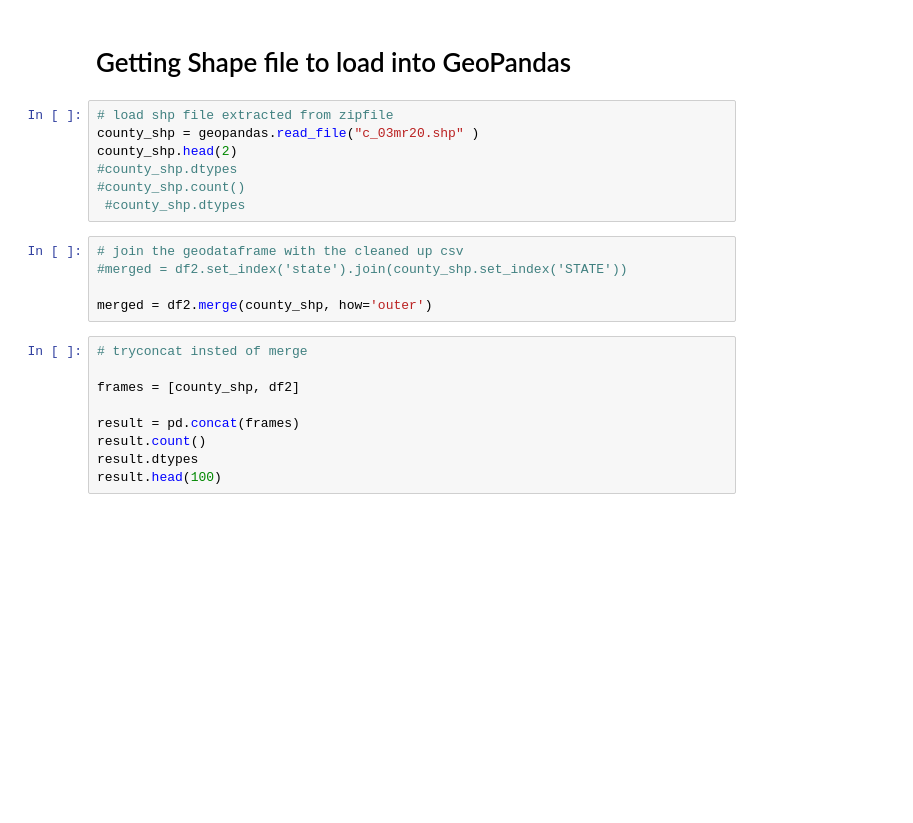
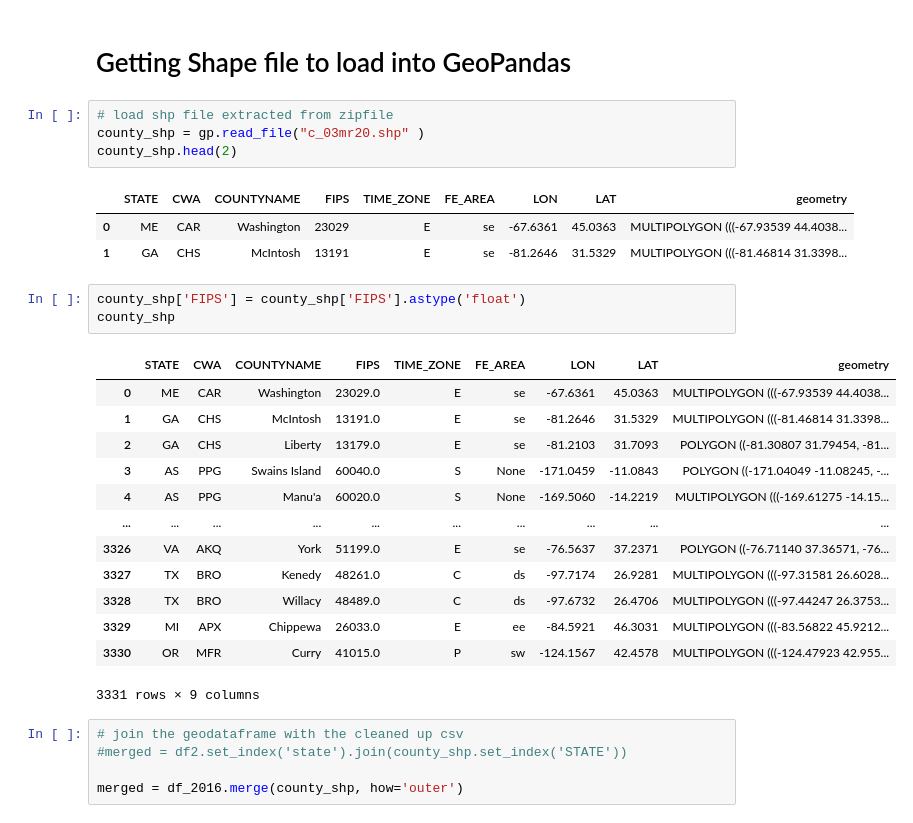
Before and after one commit to VallieTracy/Pres-Election-Partisan-Breakdown, a Jupyter notebook: votes_and_counties.ipynb, the cells around one changed output. Cells and saved outputs as stored; diff of their text form; blank space fills up the shorter version.

```diff
--- a/votes_and_counties.ipynb
+++ b/votes_and_counties.ipynb
@@ -143,23 +127,32 @@ df2.head()
 # Getting Shape file to load into GeoPandas
 # %%
 # load shp file extracted from zipfile
-county_shp = geopandas.read_file("c_03mr20.shp" )
+county_shp = gp.read_file("c_03mr20.shp" )
 county_shp.head(2)
-#county_shp.dtypes
-#county_shp.count()
- #county_shp.dtypes
+# %% [output]
+|  | STATE | CWA | COUNTYNAME | FIPS | TIME_ZONE | FE_AREA | LON | LAT | geometry |
+| 0 | ME | CAR | Washington | 23029 | E | se | -67.6361 | 45.0363 | MULTIPOLYGON (((-67.93539 44.4038... |
+| 1 | GA | CHS | McIntosh | 13191 | E | se | -81.2646 | 31.5329 | MULTIPOLYGON (((-81.46814 31.3398... |
+# %%
+county_shp['FIPS'] = county_shp['FIPS'].astype('float')
+county_shp
+# %% [output]
+|  | STATE | CWA | COUNTYNAME | FIPS | TIME_ZONE | FE_AREA | LON | LAT | geometry |
+| 0 | ME | CAR | Washington | 23029.0 | E | se | -67.6361 | 45.0363 | MULTIPOLYGON (((-67.93539 44.4038... |
+| 1 | GA | CHS | McIntosh | 13191.0 | E | se | -81.2646 | 31.5329 | MULTIPOLYGON (((-81.46814 31.3398... |
+| 2 | GA | CHS | Liberty | 13179.0 | E | se | -81.2103 | 31.7093 | POLYGON ((-81.30807 31.79454, -81... |
+| 3 | AS | PPG | Swains Island | 60040.0 | S | None | -171.0459 | -11.0843 | POLYGON ((-171.04049 -11.08245, -... |
+| 4 | AS | PPG | Manu'a | 60020.0 | S | None | -169.5060 | -14.2219 | MULTIPOLYGON (((-169.61275 -14.15... |
+| ... | ... | ... | ... | ... | ... | ... | ... | ... | ... |
+| 3326 | VA | AKQ | York | 51199.0 | E | se | -76.5637 | 37.2371 | POLYGON ((-76.71140 37.36571, -76... |
+| 3327 | TX | BRO | Kenedy | 48261.0 | C | ds | -97.7174 | 26.9281 | MULTIPOLYGON (((-97.31581 26.6028... |
+| 3328 | TX | BRO | Willacy | 48489.0 | C | ds | -97.6732 | 26.4706 | MULTIPOLYGON (((-97.44247 26.3753... |
+| 3329 | MI | APX | Chippewa | 26033.0 | E | ee | -84.5921 | 46.3031 | MULTIPOLYGON (((-83.56822 45.9212... |
+| 3330 | OR | MFR | Curry | 41015.0 | P | sw | -124.1567 | 42.4578 | MULTIPOLYGON (((-124.47923 42.955... |
+3331 rows × 9 columns
 # %%
 # join the geodataframe with the cleaned up csv
 #merged = df2.set_index('state').join(county_shp.set_index('STATE'))
 
-merged = df2.merge(county_shp, how='outer')
+merged = df_2016.merge(county_shp, how='outer')
-# %%
-# tryconcat insted of merge
-
-frames = [county_shp, df2]
-
-result = pd.concat(frames)
-result.count()
-result.dtypes
-result.head(100)
 # %%
```
Also changed, not shown: parts of 16 cells of this notebook, 1 other file.
